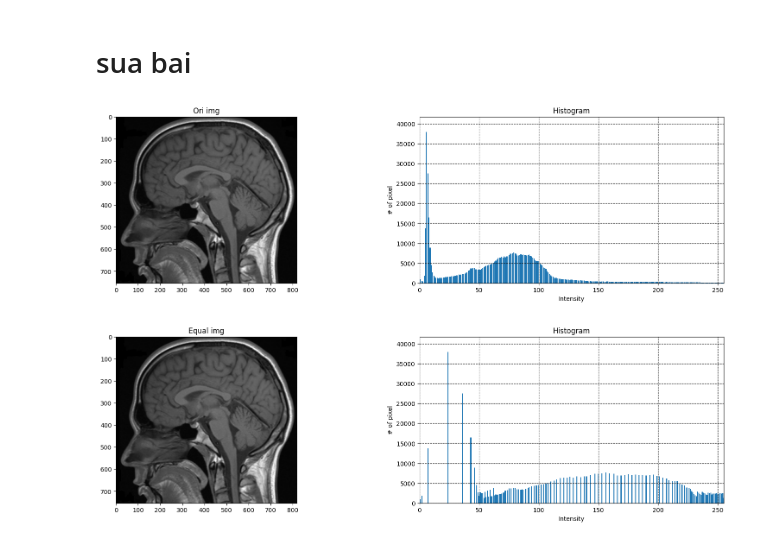
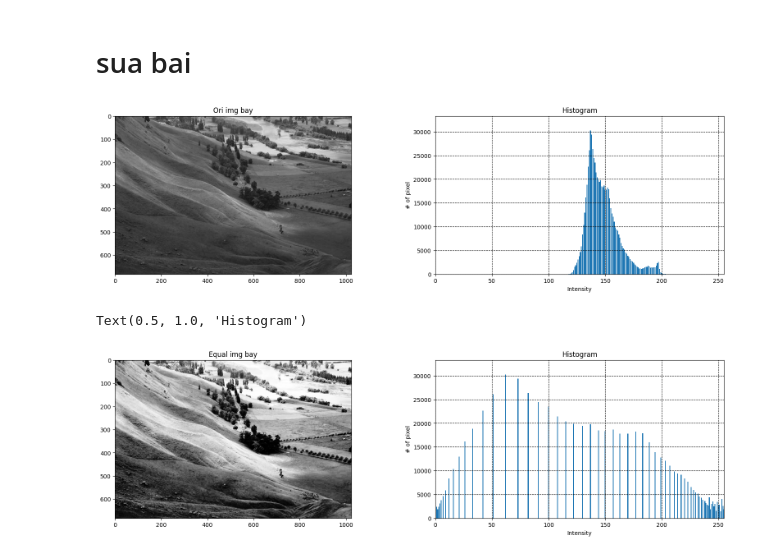
Before and after one commit to GiaHan2702/image_processing, a Jupyter notebook: Lab3_ex1_histogramequal.ipynb, the cells around one changed output. Drawn from its saved outputs; the diff is of its cells as text; code cells hidden in the pictures.

```diff
--- a/Lab3_ex1_histogramequal.ipynb
+++ b/Lab3_ex1_histogramequal.ipynb
@@ -107,36 +117,36 @@ plt.show()
 # %%
 
 
 
 # plot ori img
 fig,(fig1,fig2) = plt.subplots(1,2,figsize = (20,5))
-plt.subplot(121), plt.imshow(image1, cmap = 'gray')
-plt.title('Ori img')
+plt.subplot(121), plt.imshow(image2, cmap = 'gray')
+plt.title('Ori img bay')
 
 # calculate histogram cv2.calhist : receive 5 inputs: (img, channels, masks, hist size...)
 # pyimagesearch.com
 # grayscale channel = 0; mask:mat na can bang histogram: ko xai
-hist = cv2.calcHist([image1],[0],None,[256],[0,256])
+hist = cv2.calcHist([image2],[0],None,[256],[0,256])
 
 #display
 fig2.bar(np.arange(256),hist.ravel()), fig2.grid(color = 'black', linestyle = '--')
 fig2.set_xlim([0,255]), fig2.set_ylim(0, max(hist)*1.1)
 fig2.set_xlabel('Intensity'), fig2.set_ylabel('# of pixel')
 fig2.set_title('Histogram')
 
 # save img on drive
 path = '/content/drive/MyDrive/Colab Notebooks/Image Processing Files Data/lab3'
-plt.savefig(os.path.join(path, 'ori_img_his.png'), dpi = 600)
+plt.savefig(os.path.join(path, 'ori_img2_his.png'), dpi = 600)
 # %% [output]
-[figure, old version]
+[figure, new version]
 # %%
 #perform histogram equalization to ori img
 # %%
-eqImg = cv2.equalizeHist(image1)
+eqImg = cv2.equalizeHist(image2)
 # plot ori img
 fig,(fig3,fig4) = plt.subplots(1,2,figsize = (20,5))
-plt.subplot(121), plt.imshow(image1, cmap = 'gray')
-plt.title('Equal img')
+plt.subplot(121), plt.imshow(eqImg, cmap = 'gray')
+plt.title('Equal img bay')
 
 # calculate histogram cv2.calhist : receive 5 inputs: (img, channels, masks, hist size...)
 # pyimagesearch.com
@@ -148,8 +158,6 @@ fig4.bar(np.arange(256),hist.ravel()), fig4.grid(color = 'black', linestyle = '-
 fig4.set_xlim([0,255]), fig4.set_ylim(0, max(hist)*1.1)
 fig4.set_xlabel('Intensity'), fig4.set_ylabel('# of pixel')
 fig4.set_title('Histogram')
-# save img on drive
-path = '/content/drive/MyDrive/Colab Notebooks/Image Processing Files Data/lab3'
-plt.savefig(os.path.join(path, 'Img_Equal_his.png'), dpi = 600)
 # %% [output]
+Text(0.5, 1.0, 'Histogram')
-[figure, old version]
+[figure, new version]
```
Also changed, not shown: parts of 2 cells of this notebook.
